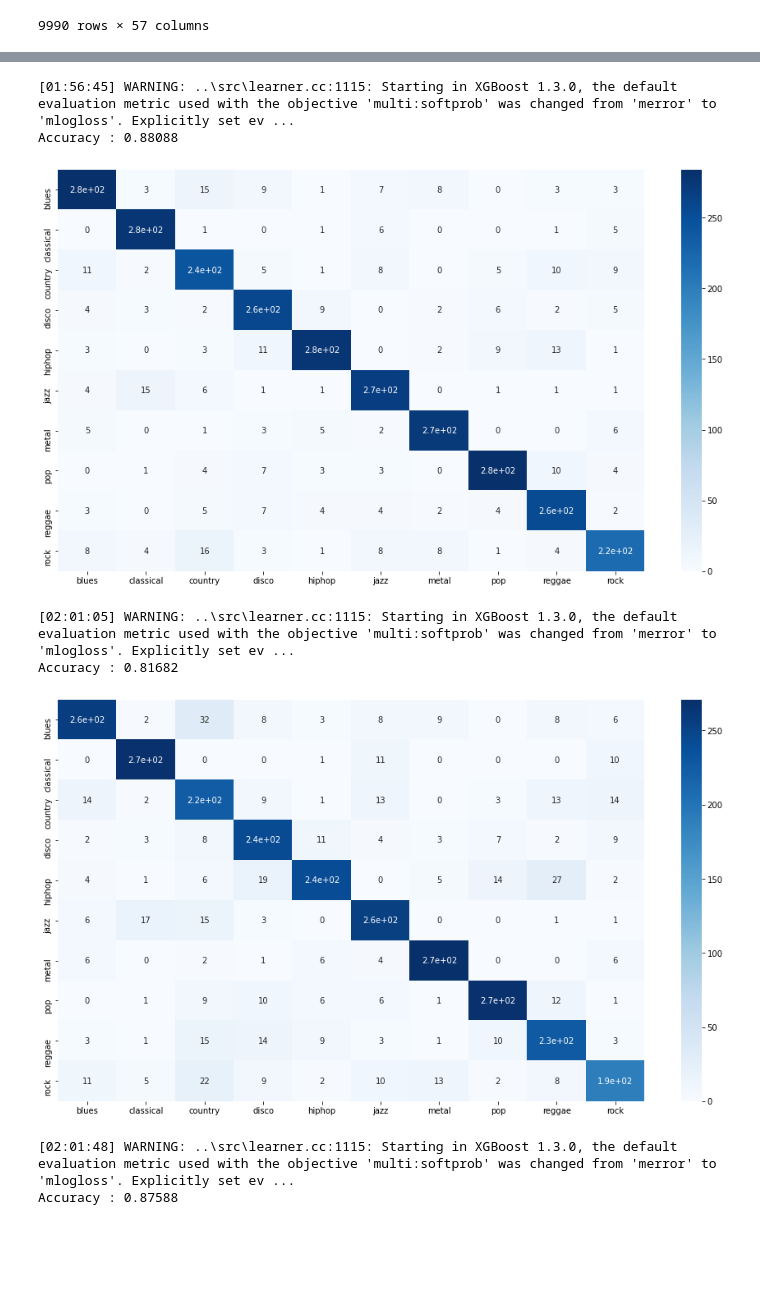
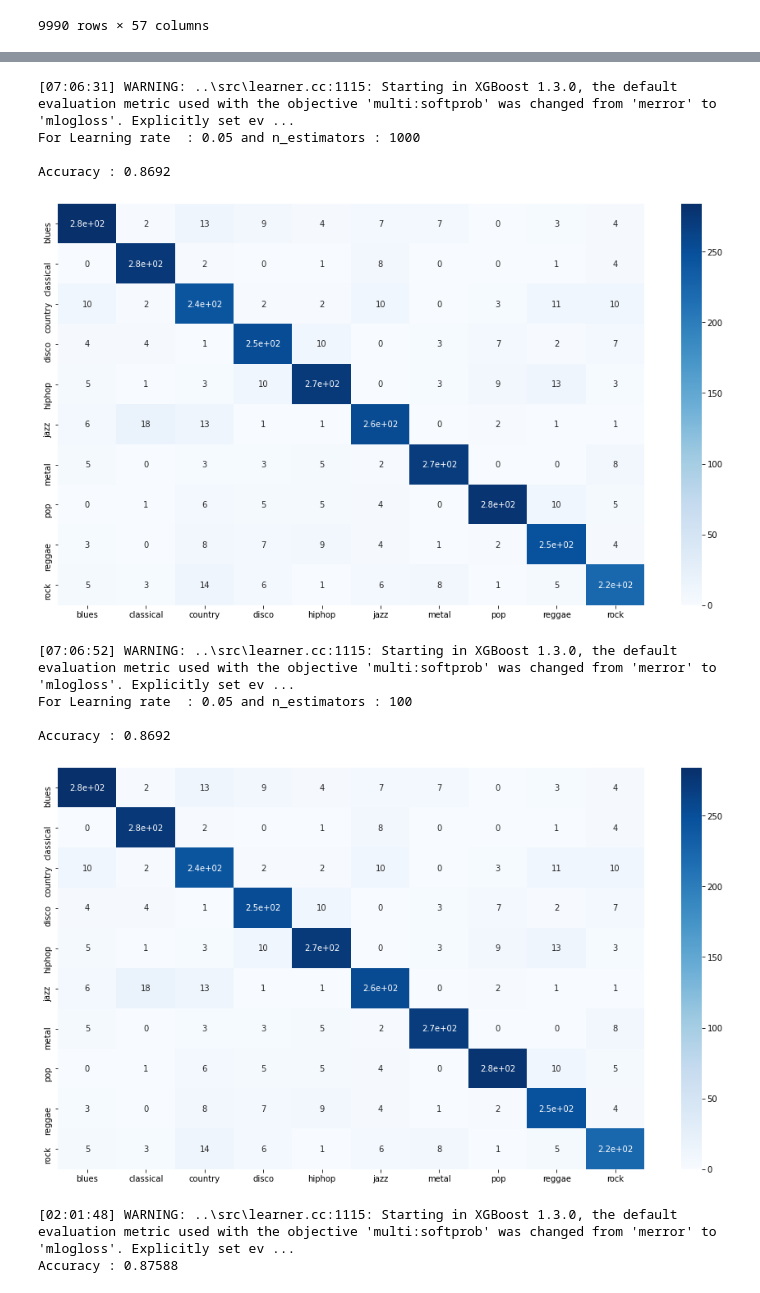
Before and after one commit to pavan139/music-genre-classification, a Jupyter notebook: music_genre_classification.ipynb, the cells around one changed output, grey strips where cells are left out. Saved outputs shown, nothing was run; the diff lists cells and outputs as text; code cells hidden in the pictures; blank space fills up the shorter version.

```diff
--- a/music_genre_classification.ipynb
+++ b/music_genre_classification.ipynb
@@ -396,14 +352,15 @@ F1 Decission trees : 0.6255904173825482
    macro avg       0.88      0.88      0.88      2997
 weighted avg       0.88      0.88      0.88      2997
 # %%
-xgb = XGBClassifier(n_estimators=1000, learning_rate=0.005)
-xgb.fit(X_train, y_train)
-preds = xgb.predict(X_test)
-print('Accuracy', ':', round(accuracy_score(y_test, preds), 5), '\n')
-
-confusion_matr = confusion_matrix(y_test, preds)
-plt.figure(figsize = (16, 9))
-sns.heatmap(confusion_matr, cmap="Blues", annot=True,
-            xticklabels = ["blues", "classical", "country", "disco", "hiphop", "jazz", "metal", "pop", "reggae", "rock"],
-           yticklabels=["blues", "classical", "country", "disco", "hiphop", "jazz", "metal", "pop", "reggae", "rock"]);
-plt.savefig("conf matrix")
+def xgbclassifier(n_estimators,learning_rate):
+    xgb = XGBClassifier(n_estimators, learning_rate)
+    xgb.fit(X_train, y_train)
+    preds = xgb.predict(X_test)
+    print('For Learning rate ', ':',learning_rate, 'and n_estimators :',n_estimators, '\n')
+    print('Accuracy', ':', round(accuracy_score(y_test, preds), 4), '\n')
+    confusion_matr = confusion_matrix(y_test, preds)
+    plt.figure(figsize = (16, 9))
+    sns.heatmap(confusion_matr, cmap="Blues", annot=True,
+                xticklabels = ["blues", "classical", "country", "disco", "hiphop", "jazz", "metal", "pop", "reggae", "rock"],
+               yticklabels=["blues", "classical", "country", "disco", "hiphop", "jazz", "metal", "pop", "reggae", "rock"]);
+    plt.savefig("conf matrix")
@@ -414,33 +375,17 @@ Accuracy : 0.81615
 # %%
-xgb = XGBClassifier(n_estimators=1000, learning_rate=0.05)
-xgb.fit(X_train, y_train)
-preds = xgb.predict(X_test)
-print('Accuracy', ':', round(accuracy_score(y_test, preds), 5), '\n')
-
-confusion_matr = confusion_matrix(y_test, preds)
-plt.figure(figsize = (16, 9))
-sns.heatmap(confusion_matr, cmap="Blues", annot=True,
-            xticklabels = ["blues", "classical", "country", "disco", "hiphop", "jazz", "metal", "pop", "reggae", "rock"],
-           yticklabels=["blues", "classical", "country", "disco", "hiphop", "jazz", "metal", "pop", "reggae", "rock"]);
-plt.savefig("conf matrix")
+xgbclassifier(n_estimators=1000, learning_rate=0.05)
 # %% [output]
-[01:56:45] WARNING: ..\src\learner.cc:1115: Starting in XGBoost 1.3.0, the default evaluation metric used with the objective 'multi:softprob' was changed from 'merror' to 'mlogloss'. Explicitly set ev ...
-Accuracy : 0.88088
+[07:06:31] WARNING: ..\src\learner.cc:1115: Starting in XGBoost 1.3.0, the default evaluation metric used with the objective 'multi:softprob' was changed from 'merror' to 'mlogloss'. Explicitly set ev ...
+For Learning rate  : 0.05 and n_estimators : 1000
+
+Accuracy : 0.8692
 [figure]
 # %%
-xgb = XGBClassifier(n_estimators=100, learning_rate=0.05)
-xgb.fit(X_train, y_train)
-preds = xgb.predict(X_test)
-print('Accuracy', ':', round(accuracy_score(y_test, preds), 5), '\n')
-
-confusion_matr = confusion_matrix(y_test, preds)
-plt.figure(figsize = (16, 9))
-sns.heatmap(confusion_matr, cmap="Blues", annot=True,
-            xticklabels = ["blues", "classical", "country", "disco", "hiphop", "jazz", "metal", "pop", "reggae", "rock"],
-           yticklabels=["blues", "classical", "country", "disco", "hiphop", "jazz", "metal", "pop", "reggae", "rock"]);
-plt.savefig("conf matrix")
+xgbclassifier(n_estimators=100, learning_rate=0.05)
 # %% [output]
-[02:01:05] WARNING: ..\src\learner.cc:1115: Starting in XGBoost 1.3.0, the default evaluation metric used with the objective 'multi:softprob' was changed from 'merror' to 'mlogloss'. Explicitly set ev ...
-Accuracy : 0.81682
+[07:06:52] WARNING: ..\src\learner.cc:1115: Starting in XGBoost 1.3.0, the default evaluation metric used with the objective 'multi:softprob' was changed from 'merror' to 'mlogloss'. Explicitly set ev ...
+For Learning rate  : 0.05 and n_estimators : 100
+
+Accuracy : 0.8692
-[figure, old version]
+[figure, new version]
 # %%
```
Also changed, not shown: parts of 44 cells of this notebook.
